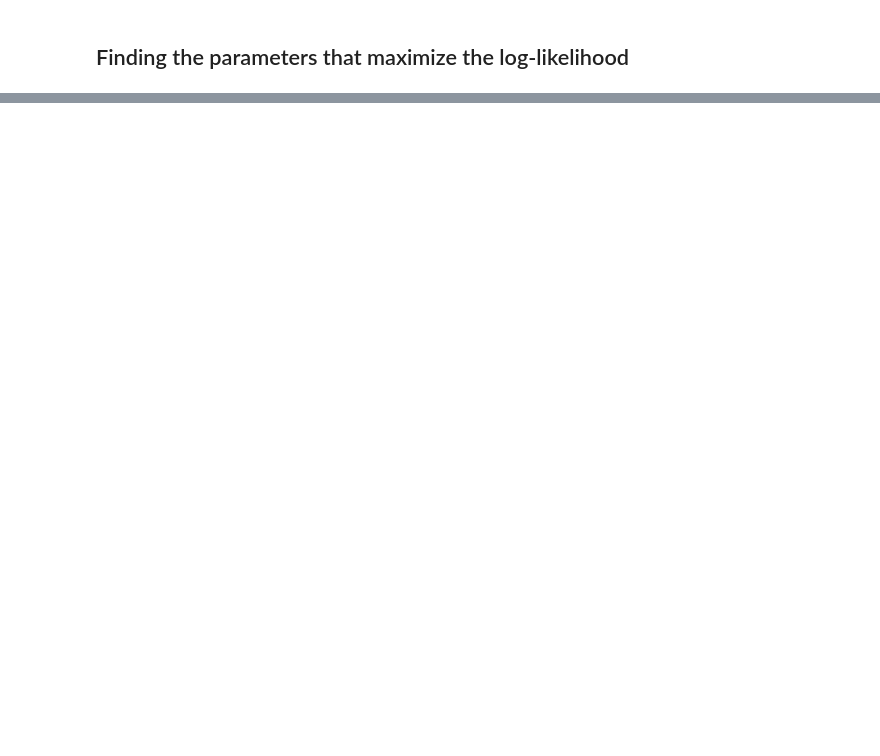
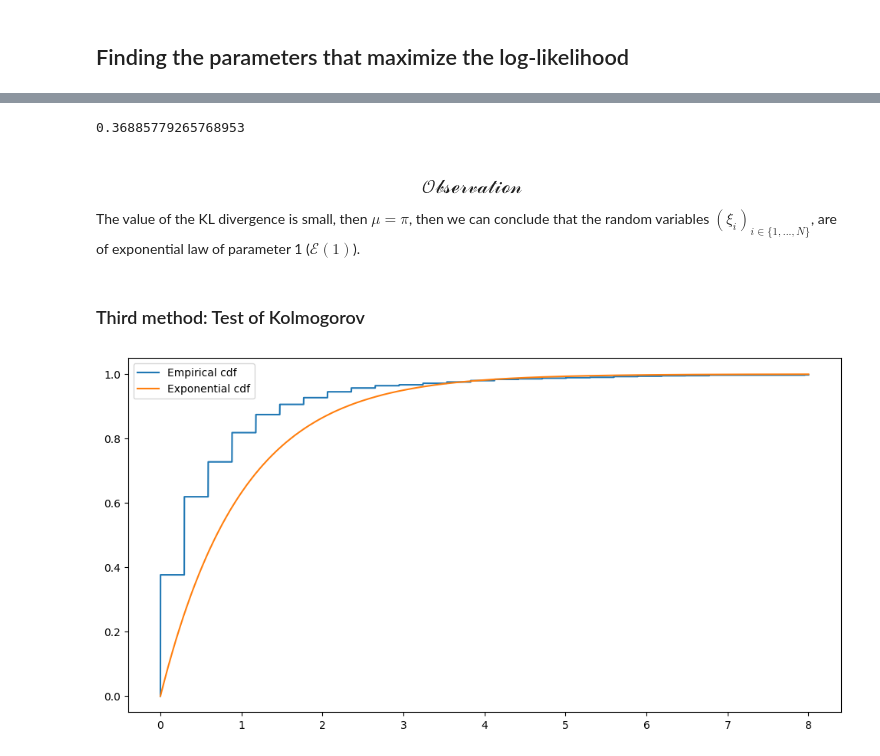
Before and after one commit to elfirdoussilab1/Hawkes-Process, a Jupyter notebook: Project 2.ipynb, the cells around one changed output, grey strips where cells are left out. Drawn from its saved outputs; the diff is of its cells as text; code cells hidden in the pictures; blank space fills up the shorter version.

```diff
--- a/Project 2.ipynb
+++ b/Project 2.ipynb
@@ -124,0 +252,39 @@ the maximum is : 2368933.7167158555
+# %%
+# Paramters
+h = 0.7
+
+# The value of the KL divergence
+kl = KL(inter, h)
+print(kl)
+# %% [output]
+0.36885779265768953
+# %% [markdown]
+### $$ \mathcal{Observation} $$
+The value of the KL divergence is small, then $\mu = \pi$, then we can conclude that the random variables $(\xi_i)_{i \in \{1, ..., N \}}$, are of exponential law of parameter 1 ($\mathcal{E}(1)$).
+# %% [markdown]
+### Third method: Test of Kolmogorov
+# %%
+def empirical_cdf(X, t):
+    N = len(X)
+    mask = X < t
+    return len(X[mask]) / N
+
+def exp_cdf(t):
+    return 1 - np.exp(-t)
+# %%
+# Plotting the empirical density and the true one
+t = np.linspace(0, 8, 10000)
+plt.figure(figsize=(12, 6))
+
+# Empirical cdf
+values = []
+for k in t:
+    values.append(empirical_cdf(inter, k))
+plt.plot(t, values, label = 'Empirical cdf')
+
+# True cdf
+plt.plot(t, exp_cdf(t), label = 'Exponential cdf')
+plt.legend()
+plt.show()
+# %% [output]
+[figure, added]
```
Also changed, not shown: parts of 32 cells of this notebook.
